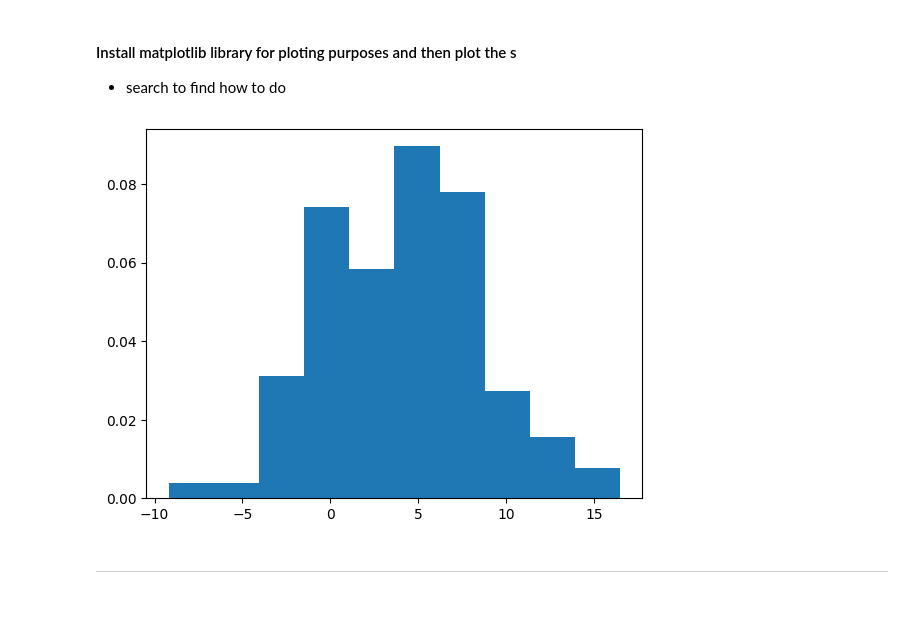
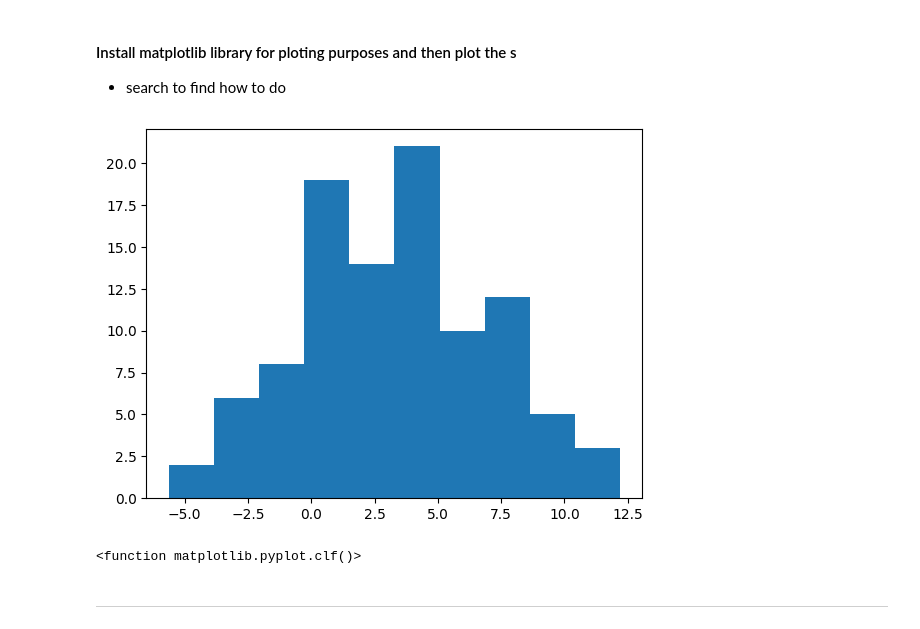
Before and after one commit to shalabajza/DevelhopePythonExercises, a Jupyter notebook: numpy-pandas-exercises/learning_numpy_pandas_exercises.ipynb, the cells around one changed output. Drawn from its saved outputs; the diff is of its cells as text; code cells hidden in the pictures.

```diff
--- a/numpy-pandas-exercises/learning_numpy_pandas_exercises.ipynb
+++ b/numpy-pandas-exercises/learning_numpy_pandas_exercises.ipynb
@@ -102,2 +108,3 @@ from numpy import _
 # %%
-s = np._._(_, _, _)
+s = np.random.normal(3, 4, 100)
+s
@@ -106,11 +134,12 @@ s = np._._(_, _, _)
 - search to find how to do
 # %%
 import matplotlib.pyplot as plt
-_
-_
-_
+plt.hist(s)
+plt.show()
+plt.clf
 # %% [output]
-[figure, old version]
+[figure, new version]
+<function matplotlib.pyplot.clf()>
 # %% [markdown]
 ____
 # %% [markdown]
```
Also changed, not shown: parts of 23 cells of this notebook.
